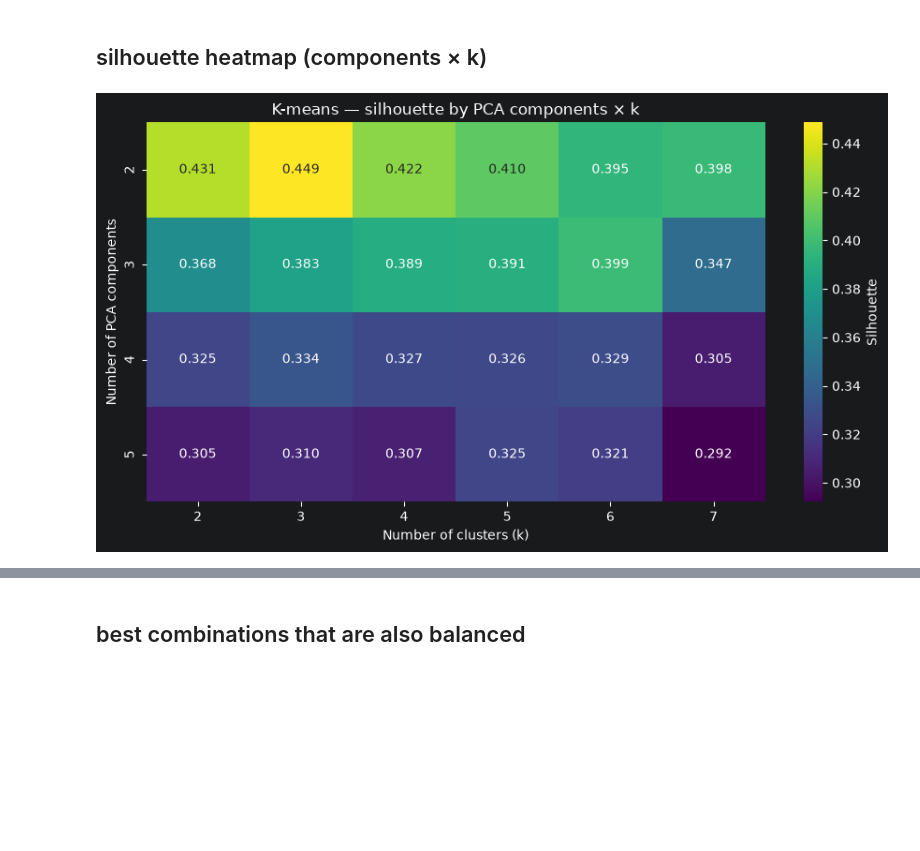
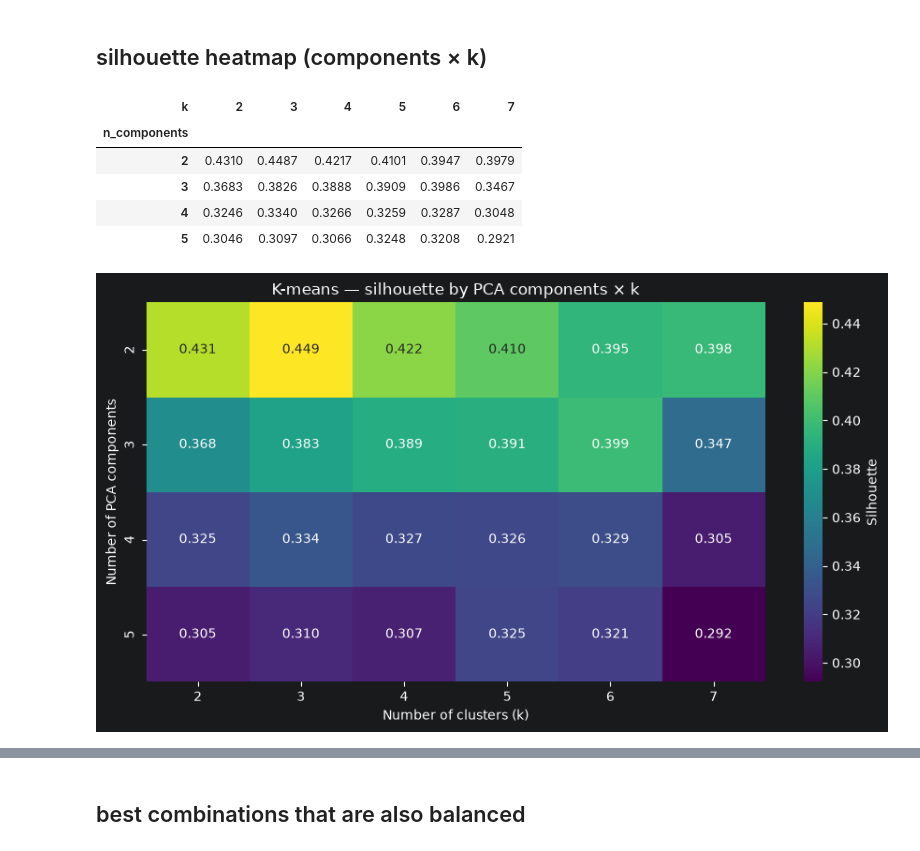
Before and after one commit to oelaimar/CardProfiler, a Jupyter notebook: notebooks/03_clustering.ipynb, the cells around one changed output, grey strips where cells are left out. Saved outputs shown, nothing was run; the diff lists cells and outputs as text; code cells hidden in the pictures; blank space fills up the shorter version.

```diff
--- a/notebooks/03_clustering.ipynb
+++ b/notebooks/03_clustering.ipynb
@@ -38,14 +39,21 @@ grid_kmeans.head(10)
 ## silhouette heatmap (components × k)
 # %%
 heatmap_data = grid_kmeans.pivot(index="n_components", columns="k", values="silhouette")
+display(heatmap_data)
 
 plt.figure(figsize=(9, 5))
 sns.heatmap(heatmap_data, annot=True, fmt=".3f", cmap="viridis", cbar_kws={"label" : "Silhouette"})
 plt.title("K-means — silhouette by PCA components × k")
 plt.xlabel("Number of clusters (k)")
 plt.ylabel("Number of PCA components")
 plt.tight_layout()
 plt.savefig("../reports/figures/03_kmeans_grid_heatmap.png", dpi=100)
 plt.show()
 # %% [output]
+| k | 2 | 3 | 4 | 5 | 6 | 7 |
+| n_components |  |  |  |  |  |  |
+| 2 | 0.4310 | 0.4487 | 0.4217 | 0.4101 | 0.3947 | 0.3979 |
+| 3 | 0.3683 | 0.3826 | 0.3888 | 0.3909 | 0.3986 | 0.3467 |
+| 4 | 0.3246 | 0.3340 | 0.3266 | 0.3259 | 0.3287 | 0.3048 |
+| 5 | 0.3046 | 0.3097 | 0.3066 | 0.3248 | 0.3208 | 0.2921 |
 [figure]
```
Also changed, not shown: parts of 10 cells of this notebook, 2 other files.
